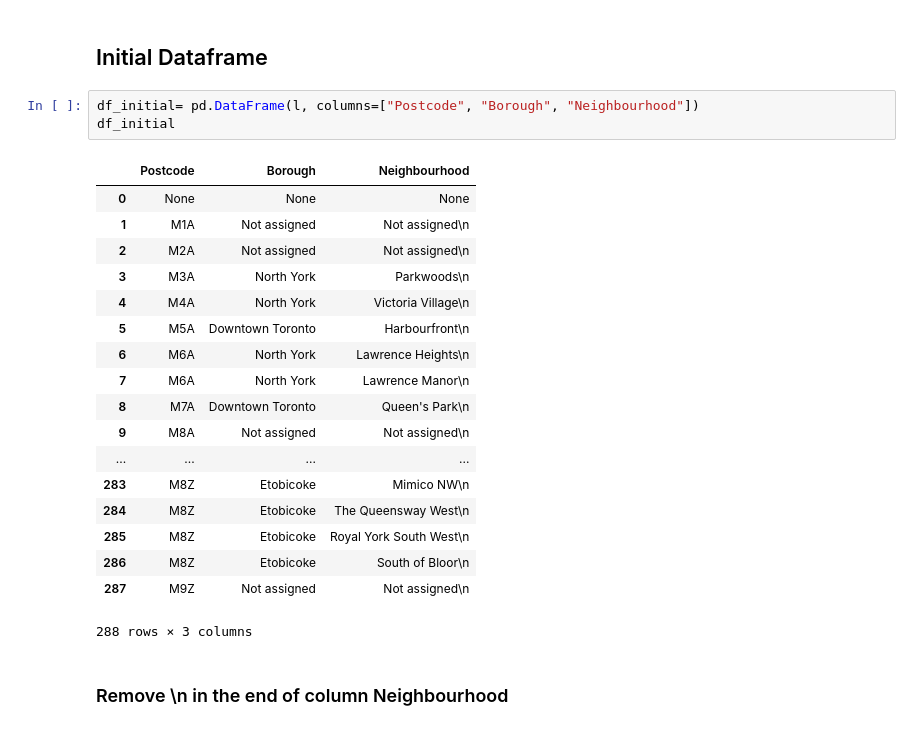
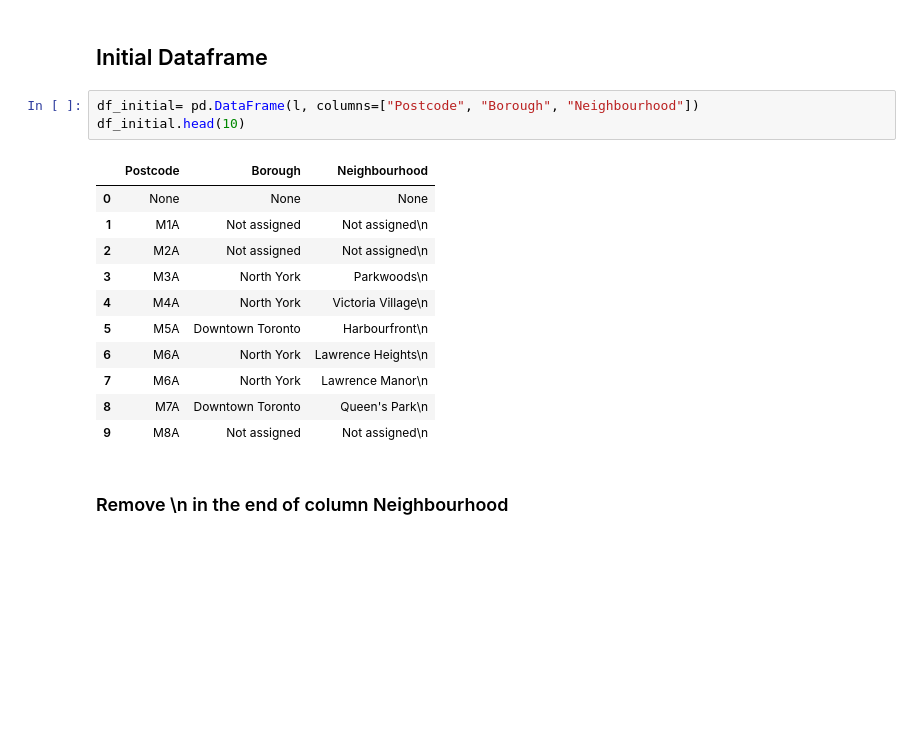
Before and after one commit to elenathana/Coursera_Capstone, a Jupyter notebook: Peer-graded_Assignment_Week_3.ipynb, the cells around one changed output. Drawn from its saved outputs; the diff is of its cells as text; blank space fills up the shorter version.

```diff
--- a/Peer-graded_Assignment_Week_3.ipynb
+++ b/Peer-graded_Assignment_Week_3.ipynb
@@ -90,26 +90,19 @@ print(l)
 ## Initial Dataframe
 # %%
 df_initial= pd.DataFrame(l, columns=["Postcode", "Borough", "Neighbourhood"])
-df_initial
+df_initial.head(10)
 # %% [output]
 |  | Postcode | Borough | Neighbourhood |
 | 0 | None | None | None |
 | 1 | M1A | Not assigned | Not assigned\n |
 | 2 | M2A | Not assigned | Not assigned\n |
 | 3 | M3A | North York | Parkwoods\n |
 | 4 | M4A | North York | Victoria Village\n |
 | 5 | M5A | Downtown Toronto | Harbourfront\n |
 | 6 | M6A | North York | Lawrence Heights\n |
 | 7 | M6A | North York | Lawrence Manor\n |
 | 8 | M7A | Downtown Toronto | Queen's Park\n |
 | 9 | M8A | Not assigned | Not assigned\n |
-| ... | ... | ... | ... |
-| 283 | M8Z | Etobicoke | Mimico NW\n |
-| 284 | M8Z | Etobicoke | The Queensway West\n |
-| 285 | M8Z | Etobicoke | Royal York South West\n |
-| 286 | M8Z | Etobicoke | South of Bloor\n |
-| 287 | M9Z | Not assigned | Not assigned\n |
-288 rows × 3 columns
 # %% [markdown]
 ### Remove \n in the end of column Neighbourhood
 # %%
```
Also changed, not shown: parts of 12 cells of this notebook.
